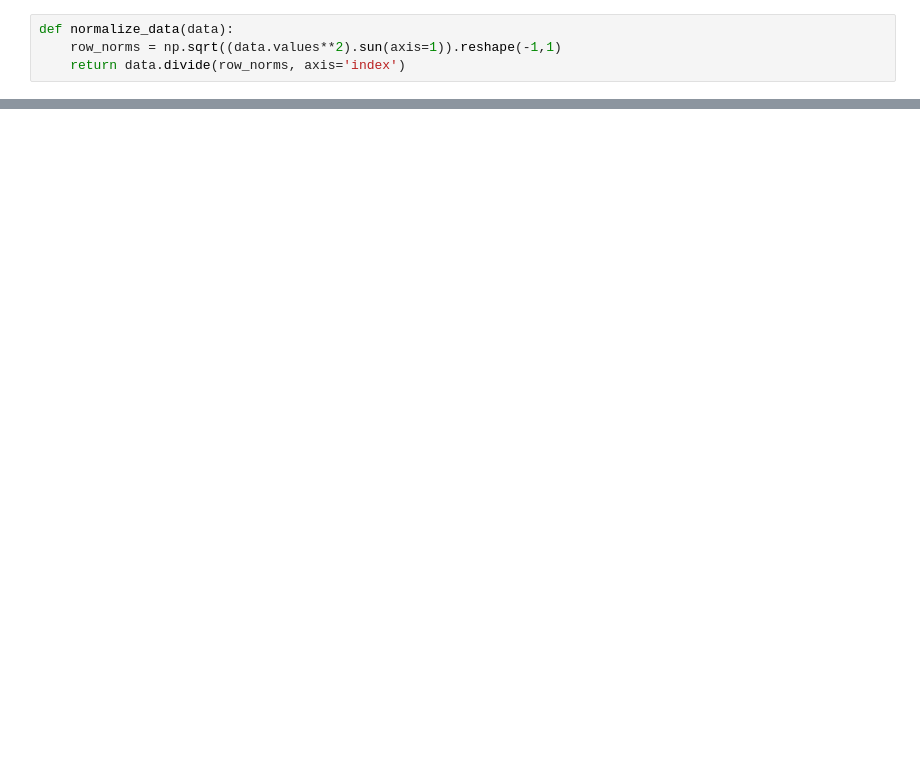
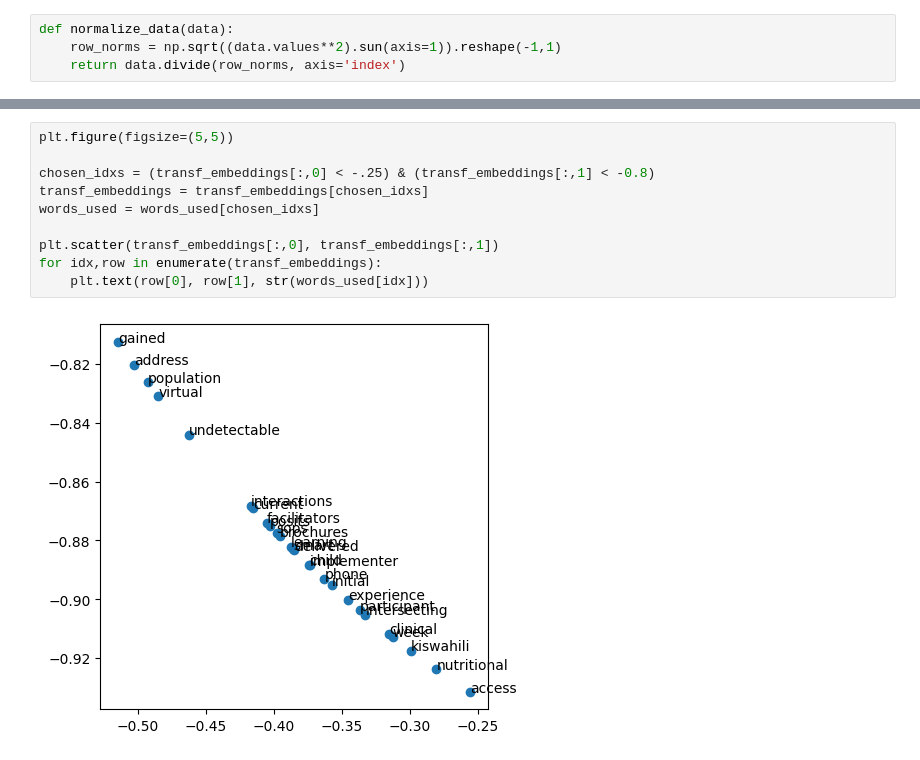
Before and after one commit to Dr-andai/word2vec, a Jupyter notebook: word2vec.ipynb, the cells around one changed output, grey strips where cells are left out. Drawn from its saved outputs; the diff is of its cells as text; blank space fills up the shorter version.

```diff
--- a/word2vec.ipynb
+++ b/word2vec.ipynb
@@ -229,0 +330,12 @@ def normalize_data(data):
+# %%
+plt.figure(figsize=(5,5))
+
+chosen_idxs = (transf_embeddings[:,0] < -.25) & (transf_embeddings[:,1] < -0.8)
+transf_embeddings = transf_embeddings[chosen_idxs]
+words_used = words_used[chosen_idxs]
+
+plt.scatter(transf_embeddings[:,0], transf_embeddings[:,1])
+for idx,row in enumerate(transf_embeddings):
+    plt.text(row[0], row[1], str(words_used[idx]))
+# %% [output]
+[figure, added]
```
Also changed, not shown: parts of 9 cells of this notebook, 1 other file.
